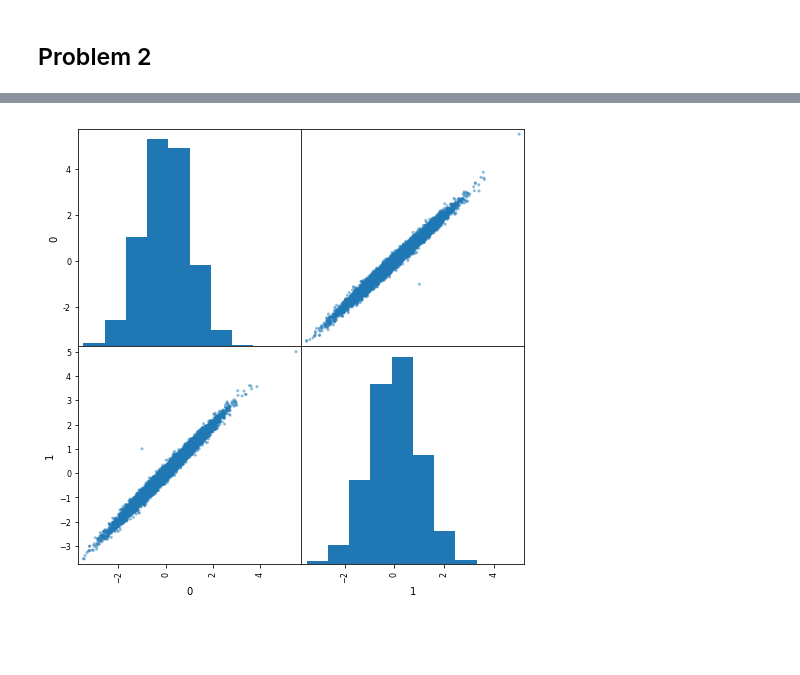
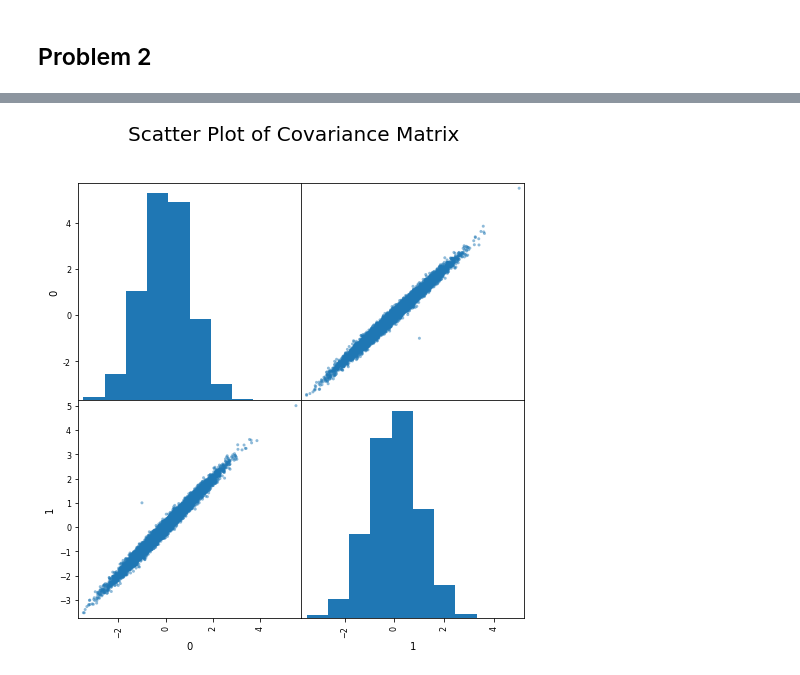
Before and after one commit to jsigee87/Data-Science-Lab-ee379k, a Jupyter notebook: lab2/src/problem2.ipynb, the cells around one changed output, grey strips where cells are left out. Saved outputs shown, nothing was run; the diff lists cells and outputs as text; code cells hidden in the pictures; blank space fills up the shorter version.

```diff
--- a/lab2/src/problem2.ipynb
+++ b/lab2/src/problem2.ipynb
@@ -18,7 +19,8 @@ df = pd.read_csv(file_path)
 # %%
 _ = scatter_matrix(df.iloc[:,1:], figsize=(8,8))
+_ = plt.suptitle('Scatter Plot of Covariance Matrix', FontSize=20)
 # %% [output]
-[figure, old version]
+[figure, new version]
 # %%
 Z = np.array(df.iloc[:,1:])
 Q = np.linalg.cholesky(df.iloc[:,1:].cov())
```
Also changed, not shown: parts of 6 cells of this notebook, 4 other files.
